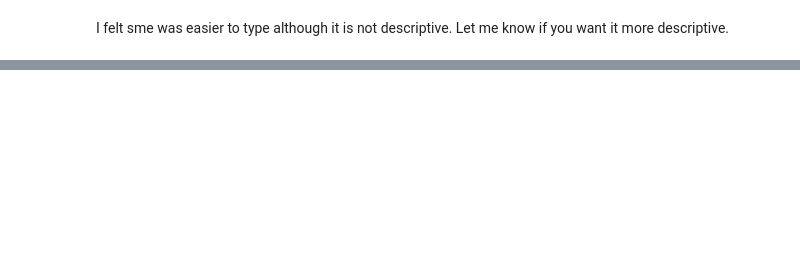
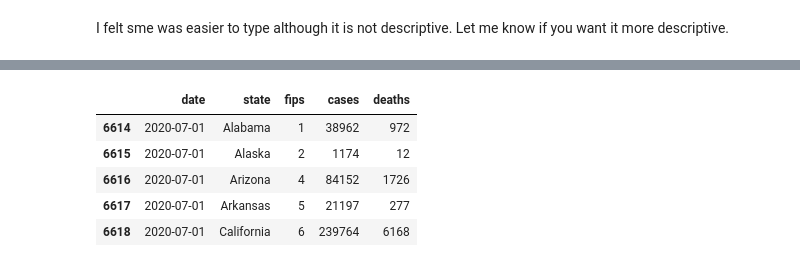
Before and after one commit to vmohan96/Decoding-COVID-19, a Jupyter notebook: alex/ALEX-EDA.ipynb, the cells around one changed output, grey strips where cells are left out. Saved outputs shown, nothing was run; the diff lists cells and outputs as text; code cells hidden in the pictures; blank space fills up the shorter version.

```diff
--- a/alex/ALEX-EDA.ipynb
+++ b/alex/ALEX-EDA.ipynb
@@ -261,0 +264,9 @@ pd.read_csv('./data/sme.csv', index_col=0)
+# %%
+snap.head()
+# %% [output]
+|  | date | state | fips | cases | deaths |
+| 6614 | 2020-07-01 | Alabama | 1 | 38962 | 972 |
+| 6615 | 2020-07-01 | Alaska | 2 | 1174 | 12 |
+| 6616 | 2020-07-01 | Arizona | 4 | 84152 | 1726 |
+| 6617 | 2020-07-01 | Arkansas | 5 | 21197 | 277 |
+| 6618 | 2020-07-01 | California | 6 | 239764 | 6168 |
```
Also changed, not shown: parts of 4 cells of this notebook.
